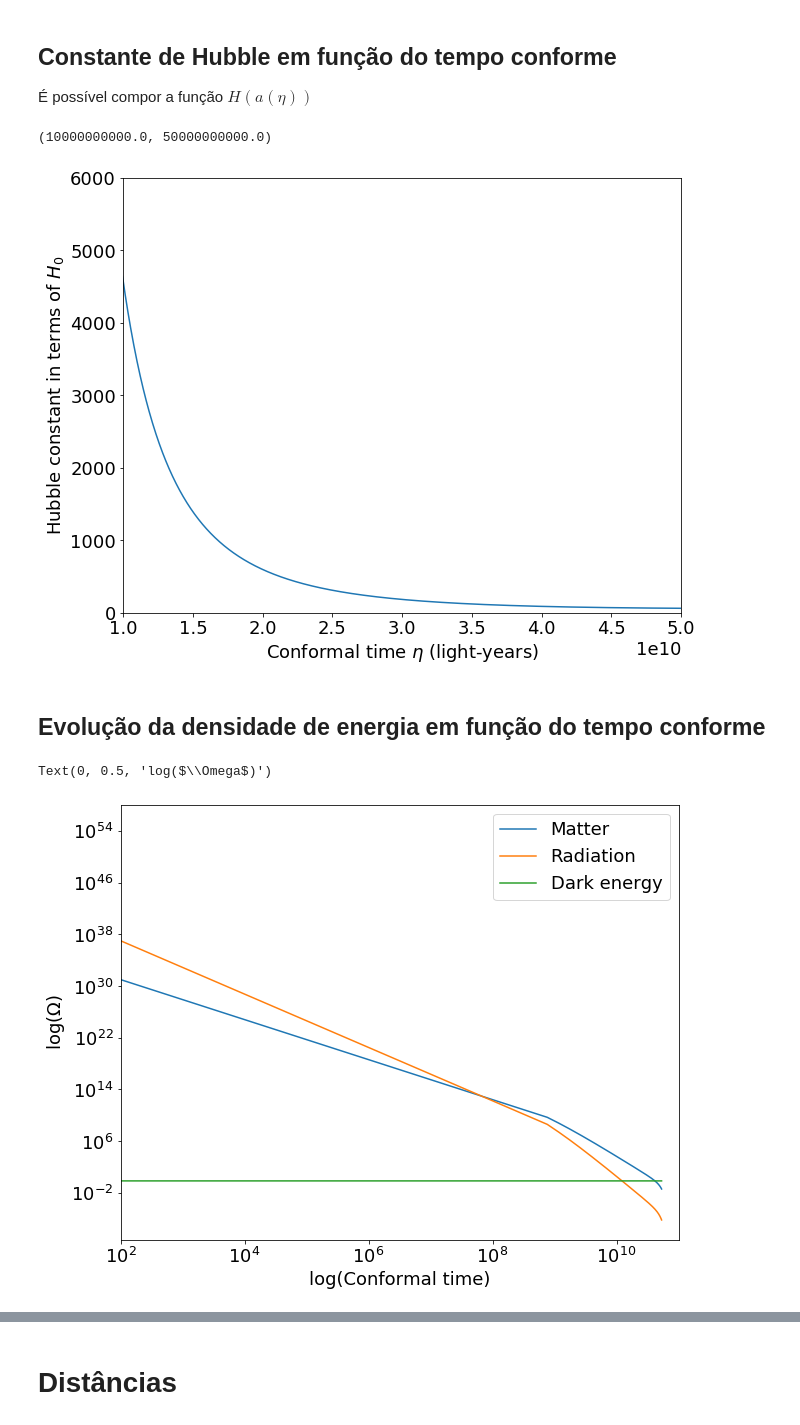
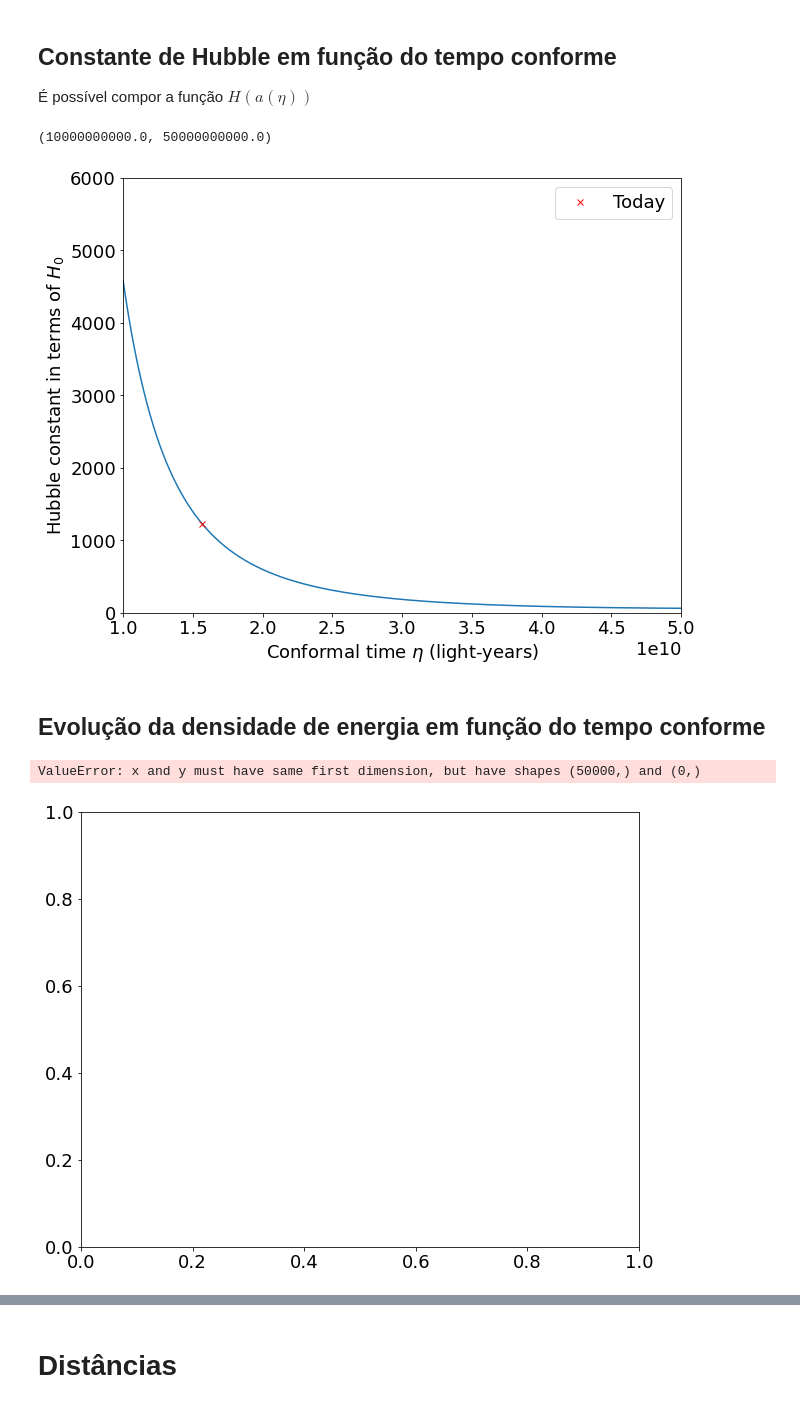
Before and after one commit to Corbanez97/Angular-correlation-CMB, a Jupyter notebook: UFE.ipynb, the cells around one changed output, grey strips where cells are left out. Cells and saved outputs as stored; diff of their text form; code cells hidden in the pictures.

```diff
--- a/UFE.ipynb
+++ b/UFE.ipynb
@@ -532,19 +539,15 @@ $$ \eta = \frac{c}{H_o} \int \frac{da}{a^2 \sqrt{\Omega_m a^-3 + \Omega_r a^-4 +
 def eta_scale(a, H_0, c, O_m, O_L, O_r):
     return (1/a**2) * ((1/(O_L + (O_r * (a**-4)) + (O_m * (a**-3))))**0.5) * c * (3.262e3/H_0) #Convertendo Mpc para ly de H_0
 
-sf_eta = []
 eta = []
 
-a = np.linspace(1e-15, 2, 5000)
+for i in range(len(scale_factor)):
+    I1 = integrate.quad(eta_scale, 0, scale_factor[i], args = (H_0, c, Omega_m, Omega_L, Omega_r))
+    eta.append(I1[0])
 
-for i in range(len(a)):
-    sf_eta.append(a[i])
-    I1 = integrate.quad(eta_scale, 0, a[i], args = (H_0, c, Omega_m, Omega_L, Omega_r))
-    eta.append(I1[0])
-    if a[i] == 1.0002000400080022:
-        print(eta[i])
-
-plt.plot(sf_eta, eta)
+plt.plot(scale_factor, eta)
+plt.plot(scale_factor, eta, 'rx', markevery = [22649], label = 'Today')
+plt.legend()
 plt.xlabel('Scale factor $a$')
 plt.ylabel('Conformal time $\eta$ (light-years)')
 
@@ -585,18 +587,15 @@ plt.ylabel('Conformal time $\eta$ (light-years)')
 Text(0, 0.5, 'Conformal time $\\eta$ (light-years)')
 [figure]
 # %%
-def eta_scale(a, H_0, c, O_m, O_L, O_r):
-    return (1/a**2) * ((1/(O_L + (O_r * (a**-4)) + (O_m * (a**-3))))**0.5) * c * (3.262e3/H_0) #Convertendo Mpc para ly de H_0
-
-time_eta = []
 eta_t = []
 
 for i in range(len(time)):
-    time_eta.append(time[i])
     I1 = integrate.quad(eta_scale, 0, scale_factor[i], args = (H_0, c, Omega_m, Omega_L, Omega_r))
     eta_t.append(I1[0])
 
-plt.plot(time_eta, eta_t)
+plt.plot(time, eta)
+plt.plot(time, eta, 'rx', markevery = [22649], label = 'Today')
+plt.legend()
 plt.xlabel('Time (years)')
 plt.ylabel('Conformal time $\eta$ (light-years)')
 # %% [output]
@@ -614,6 +613,8 @@ for i in range(len(a)):
     Hubble_eta.append(H_eta)
 
 plt.plot(eta, Hubble_eta)
+plt.plot(eta, Hubble_eta, 'rx', markevery = [2499], label = 'Today')
+plt.legend()
 
 plt.ylabel('Hubble constant in terms of $H_0$')
 plt.xlabel('Conformal time $\eta$ (light-years)')
@@ -621,33 +622,33 @@ plt.ylim(0, 6*1e3)
 plt.xlim(1e10, 5e10)
 # %% [output]
 (10000000000.0, 50000000000.0)
-[figure, old version]
+[figure, new version]
 # %% [markdown]
 ## Evolução da densidade de energia em função do tempo conforme
 # %%
-mat_eta=np.empty(len(sf_eta))
-radi_eta=np.empty(len(sf_eta))
-dark_eta=np.empty(len(sf_eta))
+mat_eta=np.empty(len(scale_factor))
+radi_eta=np.empty(len(scale_factor))
+dark_eta=np.empty(len(scale_factor))
 
-for i in range (len(sf_eta)):
-    mat_eta[i]=Omega_m/(sf_eta[i]**(3))
-    radi_eta[i]=Omega_r/(sf_eta[i]**(4))
+for i in range (len(scale_factor)):
+    mat_eta[i]=Omega_m/(scale_factor[i]**(3))
+    radi_eta[i]=Omega_r/(scale_factor[i]**(4))
     dark_eta[i]=Omega_L
 
 
 
 plt.plot(eta,mat_eta,label='Matter')
 plt.plot(eta,radi_eta,label='Radiation')
 plt.plot(eta,dark_eta,label='Dark energy')
 
 plt.legend()
 
 plt.yscale('log')
 plt.xscale('log')
 plt.xlim(1e2,10e10)
 
 plt.xlabel('log(Conformal time)')
 plt.ylabel('log($\Omega$)')
 # %% [output]
-Text(0, 0.5, 'log($\\Omega$)')
+ValueError: x and y must have same first dimension, but have shapes (50000,) and (0,)
-[figure, old version]
+[figure, new version]
```
Also changed, not shown: parts of 12 cells of this notebook.
